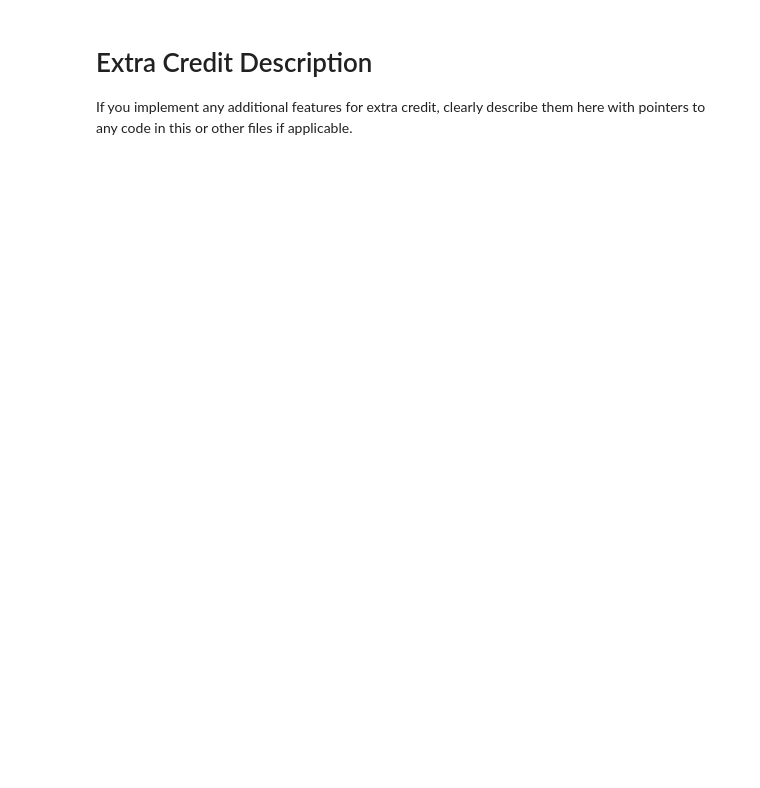
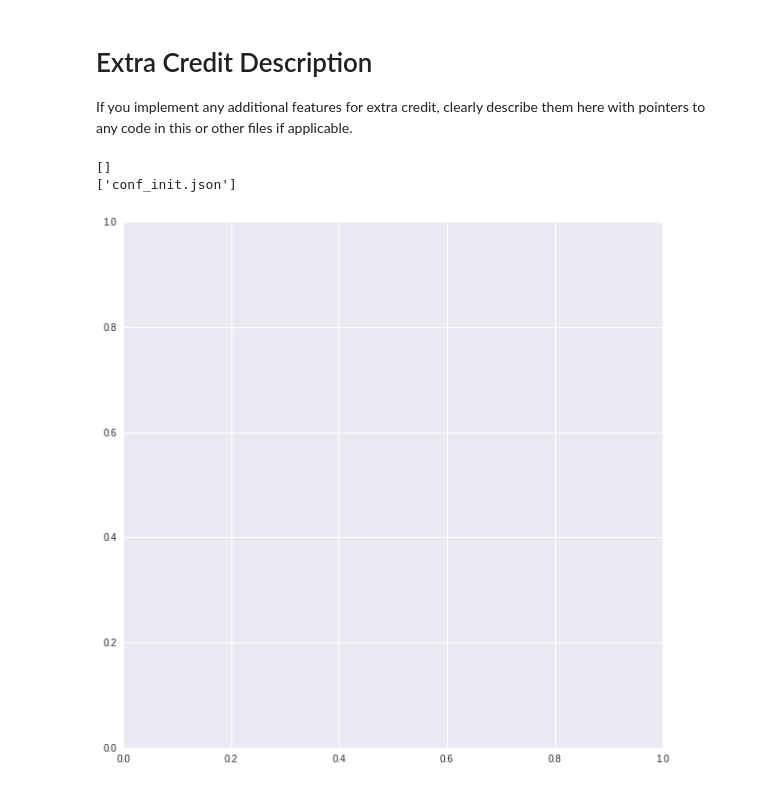
Before and after one commit to ewanlee/cs231n, a Jupyter notebook: cs231n-assignments/assignment2/ConvolutionalNetworks.ipynb, the cells around one changed output. Drawn from its saved outputs; the diff is of its cells as text; code cells hidden in the pictures; blank space fills up the shorter version.

```diff
--- a/cs231n-assignments/assignment2/ConvolutionalNetworks.ipynb
+++ b/cs231n-assignments/assignment2/ConvolutionalNetworks.ipynb
@@ -563,0 +1148,11 @@ If you implement any additional features for extra credit, clearly describe them
+# %%
+import os
+roots = '/home/ewan/Documents/cs231n/cs231n-assignments/assignment2'
+model_0 = ModelExp(os.path.join(roots,'experiments','FirstConvNet','model_0'))
+print model_0.versions
+print os.listdir(os.path.join(roots,'experiments','FirstConvNet','model_0'))
+model_0.inspect_checkpoints()
+# %% [output]
+[]
+['conf_init.json']
+[figure, added]
```
Also changed, not shown: parts of 46 cells of this notebook, 10 other files.
